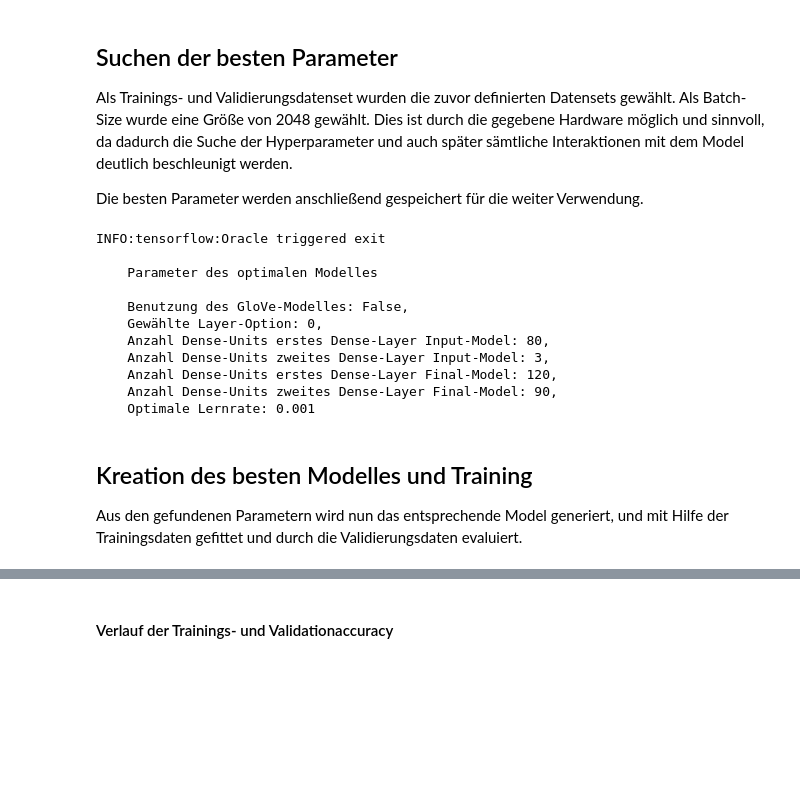
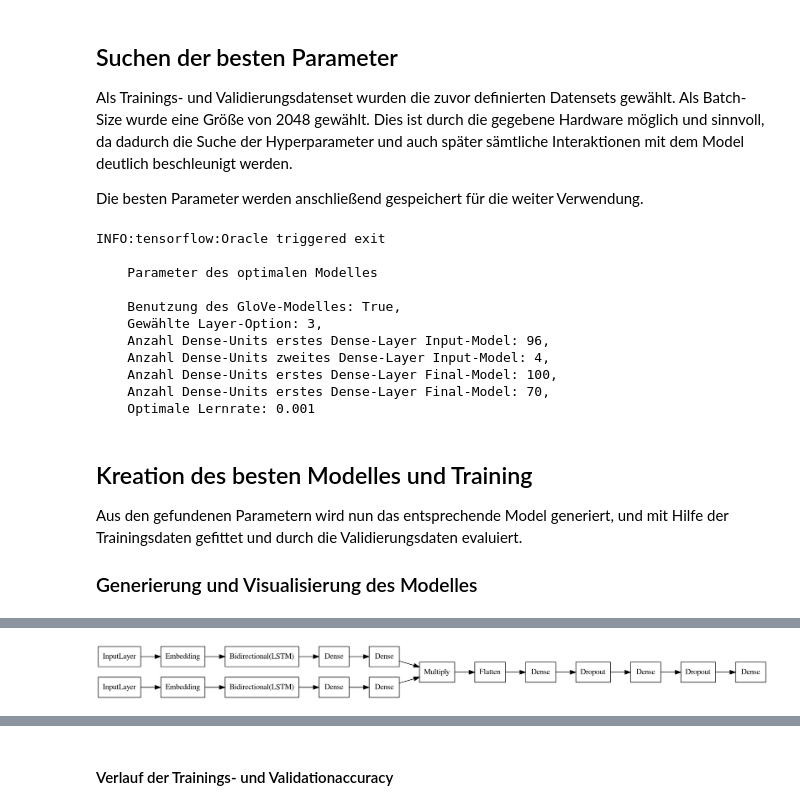
Before and after one commit to rxt30/Gruppe_G_Fragen, a Jupyter notebook: kaggle.ipynb, the cells around one changed output, grey strips where cells are left out. Drawn from its saved outputs; the diff is of its cells as text; code cells hidden in the pictures; blank space fills up the shorter version.

```diff
--- a/kaggle.ipynb
+++ b/kaggle.ipynb
@@ -229,5 +230,5 @@ Anzahl der Fragen mit einer Länge von über 50 Wörtern: 372
 # %%
-maxLengthQuestion = 50
+maxLengthQuestion = 36
 df_train = df_train[df_train.question1.str.split("\\s+").str.len().le(maxLengthQuestion)]
 df_train = df_train[df_train.question2.str.split("\\s+").str.len().le(maxLengthQuestion)]
 # %% [markdown]
@@ -561,8 +500,8 @@ print(f"""
     Gewählte Layer-Option: {best_hps.get('layer_options')},
     Anzahl Dense-Units erstes Dense-Layer Input-Model: {best_hps.get('dense_units_input')},
     Anzahl Dense-Units zweites Dense-Layer Input-Model: {best_hps.get('dense_units_input_2')},
-    Anzahl Dense-Units erstes Dense-Layer Final-Model: {best_hps.get('dense_units_output_1')},
-    Anzahl Dense-Units zweites Dense-Layer Final-Model: {best_hps.get('dense_units_output_2')},
+    Anzahl Dense-Units erstes Dense-Layer Final-Model: {best_hps.get('dense_units_output_first')},
+    Anzahl Dense-Units erstes Dense-Layer Final-Model: {best_hps.get('dense_units_output_second')},
     Optimale Lernrate: {best_hps.get('learning_rate')}
 """)
 # %% [output]
@@ -570,13 +509,19 @@ INFO:tensorflow:Oracle triggered exit
 
     Parameter des optimalen Modelles
 
-    Benutzung des GloVe-Modelles: False,
-    Gewählte Layer-Option: 0,
-    Anzahl Dense-Units erstes Dense-Layer Input-Model: 80,
-    Anzahl Dense-Units zweites Dense-Layer Input-Model: 3,
-    Anzahl Dense-Units erstes Dense-Layer Final-Model: 120,
-    Anzahl Dense-Units zweites Dense-Layer Final-Model: 90,
+    Benutzung des GloVe-Modelles: True,
+    Gewählte Layer-Option: 3,
+    Anzahl Dense-Units erstes Dense-Layer Input-Model: 96,
+    Anzahl Dense-Units zweites Dense-Layer Input-Model: 4,
+    Anzahl Dense-Units erstes Dense-Layer Final-Model: 100,
+    Anzahl Dense-Units erstes Dense-Layer Final-Model: 70,
     Optimale Lernrate: 0.001
 # %% [markdown]
 ## Kreation des besten Modelles und Training
 Aus den gefundenen Parametern wird nun das entsprechende Model generiert, und mit Hilfe der Trainingsdaten gefittet und durch die Validierungsdaten evaluiert.
+
+### Generierung und Visualisierung des Modelles
+# %%
+model = tuner.hypermodel.build(best_hps)
+tf.keras.utils.plot_model(model, to_file='model.png', show_layer_names = False, dpi = 120, rankdir="LR")
+# %% [output]
@@ -583 +530,2 @@ Aus den gefundenen Parametern wird nun das entsprechende Model generiert, und mi
+[figure, added]
 # %%
```
Also changed, not shown: parts of 27 cells of this notebook, 2 other files.
